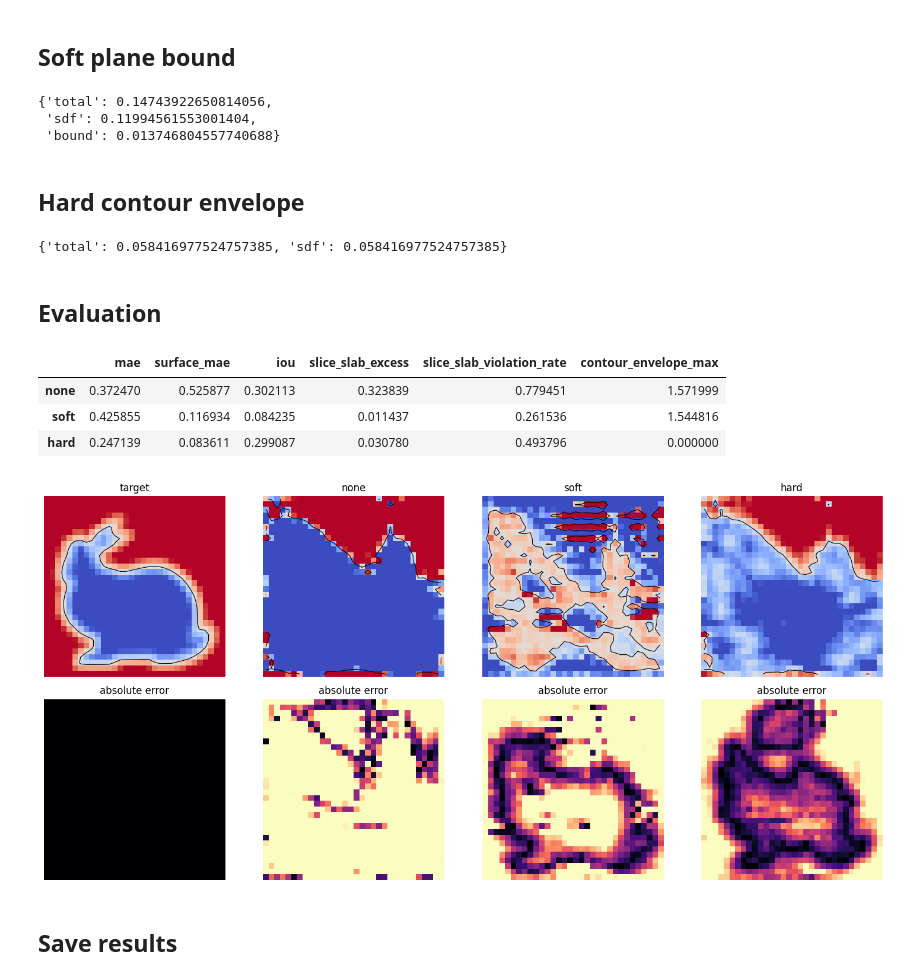
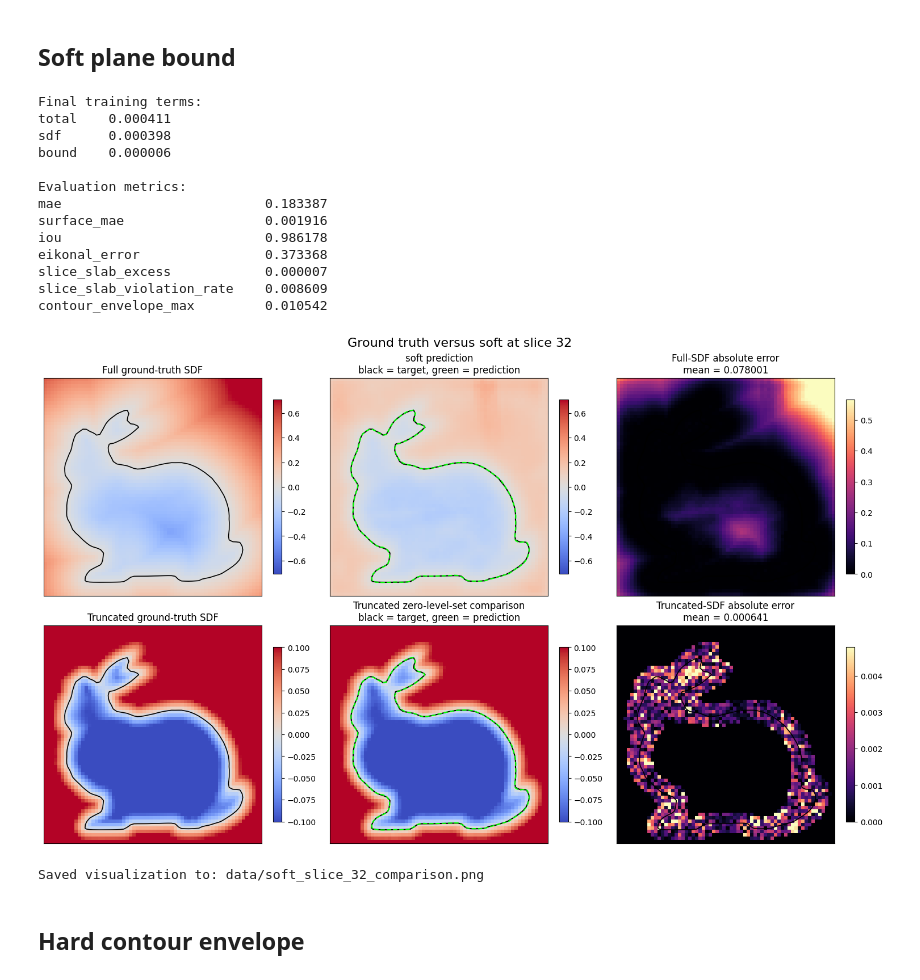
Before and after one commit to simon1223-code/mit-sgi-crisscross, a Jupyter notebook: 02_constraint_experiments.ipynb, the cells around one changed output. Cells and saved outputs as stored; diff of their text form; code cells hidden in the pictures.

```diff
--- a/02_constraint_experiments.ipynb
+++ b/02_constraint_experiments.ipynb
@@ -229,48 +317,31 @@ results["none"]["history"][-1]
 # %% [markdown]
 ## Soft plane bound
-# %%
-results["soft"] = run_experiment(Experiment("soft", "soft", bound_weight=2.0))
-results["soft"]["history"][-1]
-# %% [output]
-{'total': 0.14743922650814056,
- 'sdf': 0.11994561553001404,
- 'bound': 0.013746804557740688}
+# %%
+EXPERIMENT_STEPS = 3000
+soft_config = Experiment(name="soft", constraint="soft", bound_weight=2.0)
+results["soft"] = run_experiment(soft_config, STEPS=EXPERIMENT_STEPS)
+final_training_terms = results["soft"]["history"][-1]
+soft_metrics = metrics(results["soft"]["prediction"])
+print("Final training terms:")
+print(pd.Series(final_training_terms).to_string())
+print("\nEvaluation metrics:")
+print(pd.Series(soft_metrics).to_string())
+visualize_experiment("soft", slice_index=TRAIN_RES // 2)
+# %% [output]
+Final training terms:
+total    0.000411
+sdf      0.000398
+bound    0.000006
+
+Evaluation metrics:
+mae                          0.183387
+surface_mae                  0.001916
+iou                          0.986178
+eikonal_error                0.373368
+slice_slab_excess            0.000007
+slice_slab_violation_rate    0.008609
+contour_envelope_max         0.010542
+[figure, added]
+Saved visualization to: data/soft_slice_32_comparison.png
 # %% [markdown]
 ## Hard contour envelope
-# %%
-results["hard"] = run_experiment(Experiment("hard", "hard"))
-results["hard"]["history"][-1]
-# %% [output]
-{'total': 0.058416977524757385, 'sdf': 0.058416977524757385}
-# %% [markdown]
-## Evaluation
-# %%
-summary = pd.DataFrame({name: metrics(result["prediction"]) for name, result in results.items()}).T
-summary
-# %% [output]
-|  | mae | surface_mae | iou | slice_slab_excess | slice_slab_violation_rate | contour_envelope_max |
-| none | 0.372470 | 0.525877 | 0.302113 | 0.323839 | 0.779451 | 1.571999 |
-| soft | 0.425855 | 0.116934 | 0.084235 | 0.011437 | 0.261536 | 1.544816 |
-| hard | 0.247139 | 0.083611 | 0.299087 | 0.030780 | 0.493796 | 0.000000 |
-# %%
-middle = TRAIN_RES // 2
-fig, axes = plt.subplots(2, 4, figsize=(15, 7))
-fields = {"target": target, **{name: result["prediction"] for name, result in results.items()}}
-
-for column, (name, field) in enumerate(fields.items()):
-    image = field[0, 0, :, :, middle].detach().cpu().T
-    axes[0, column].imshow(image, origin="lower", cmap="coolwarm", vmin=-TRUNCATION, vmax=TRUNCATION)
-    axes[0, column].contour(image, levels=[0], colors="black", linewidths=0.8)
-    axes[0, column].set_title(name)
-    error = (field - target).abs()[0, 0, :, :, middle].detach().cpu().T
-    axes[1, column].imshow(error, origin="lower", cmap="magma", vmin=0, vmax=0.2)
-    axes[1, column].set_title("absolute error")
-    axes[0, column].set_axis_off()
-    axes[1, column].set_axis_off()
-
-fig.tight_layout()
-plt.show()
-# %% [output]
-[figure, removed]
-# %% [markdown]
-## Save results
```
Also changed, not shown: parts of 18 cells of this notebook.
